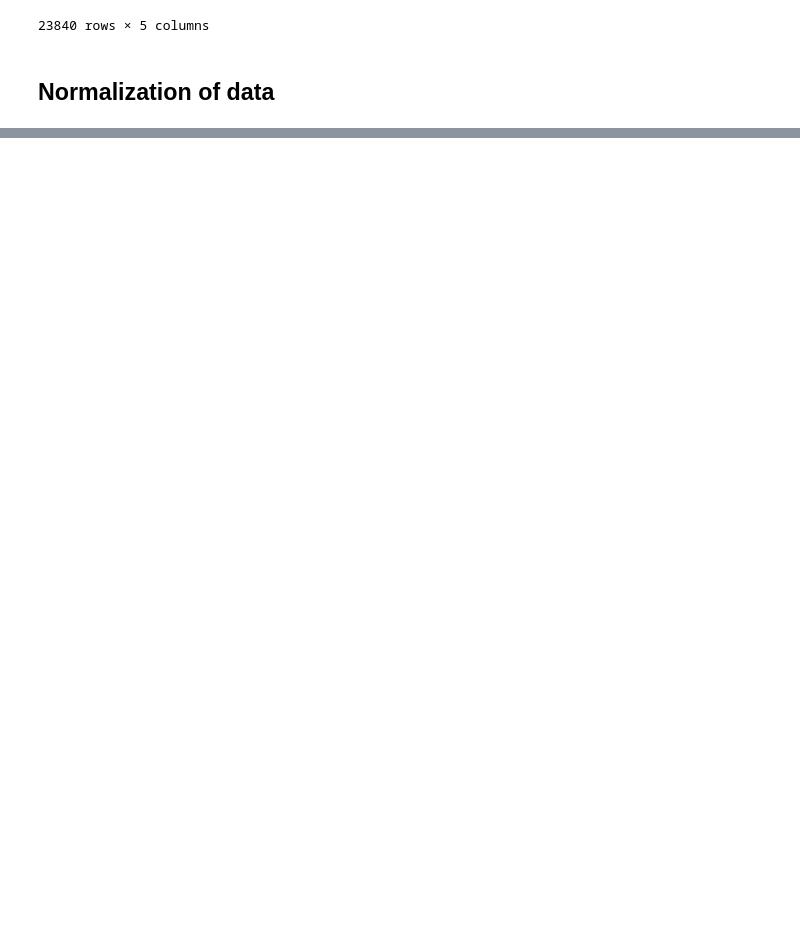
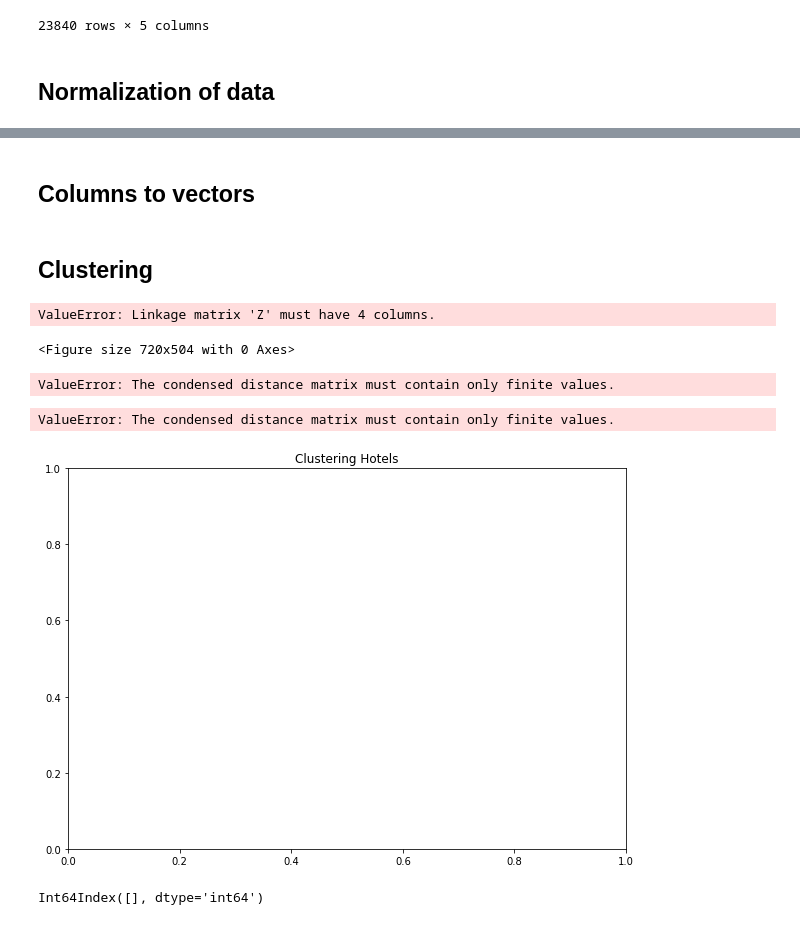
Before and after one commit to EliadProject/Hotels-Data-Science, a Jupyter notebook: Clustering.ipynb, the cells around one changed output, grey strips where cells are left out. Saved outputs shown, nothing was run; the diff lists cells and outputs as text; code cells hidden in the pictures; blank space fills up the shorter version.

Commit message:
only clustering is left

```diff
--- a/Clustering.ipynb
+++ b/Clustering.ipynb
@@ -125,0 +165,66 @@ hotel = hotel.sort_values(by=['Checkin Date','Hotel Name','Discount Code'])[['Ch
+# %% [markdown]
+## Columns to vectors
+# %%
+#rows = normal_dataFrame["Hotel Name"].unique().tolist()
+rows = []
+
+def createRow(x):
+    new_list = x.tolist()
+    #new_list.insert(0,x.name)
+    rows.append(new_list)
+
+
+
+#lambda x: rows.append(x.tolist())
+normal_dataFrame.groupby("Hotel Name")["Normal"].transform( createRow )
+vector = pd.DataFrame.from_records(rows)
+# %% [markdown]
+## Clustering
+# %%
+from scipy.cluster.hierarchy import dendrogram, linkage
+from matplotlib import pyplot as plt
+
+
+labelList = range(1, 160)
+
+plt.figure(figsize=(10, 7))
+dendrogram(vector,
+            orientation='top',
+            labels=labelList,
+            distance_sort='descending',
+            show_leaf_counts=True)
+plt.show()
+# %% [output]
+ValueError: Linkage matrix 'Z' must have 4 columns.
+<Figure size 720x504 with 0 Axes>
+# %%
+from scipy.cluster.hierarchy import dendrogram, linkage
+from matplotlib import pyplot as plt
+X = vector.values
+linked = linkage(X, 'single')
+
+labelList = range(1, 161)
+
+plt.figure(figsize=(10, 7))
+dendrogram(linked,
+            orientation='top',
+            labels=labelList,
+            distance_sort='descending',
+            show_leaf_counts=True)
+plt.show()
+# %% [output]
+ValueError: The condensed distance matrix must contain only finite values.
+# %%
+import scipy.cluster.hierarchy as shc
+
+data = vector.values
+plt.figure(figsize=(10, 7))
+plt.title("Clustering Hotels")
+dend = shc.dendrogram(shc.linkage(vector, method='ward'))
+# %% [output]
+ValueError: The condensed distance matrix must contain only finite values.
+[figure, added]
+# %%
+vector.columns[vector.nunique() == 1]
+# %% [output]
+Int64Index([], dtype='int64')
```
Also changed, not shown: parts of 5 cells of this notebook.
